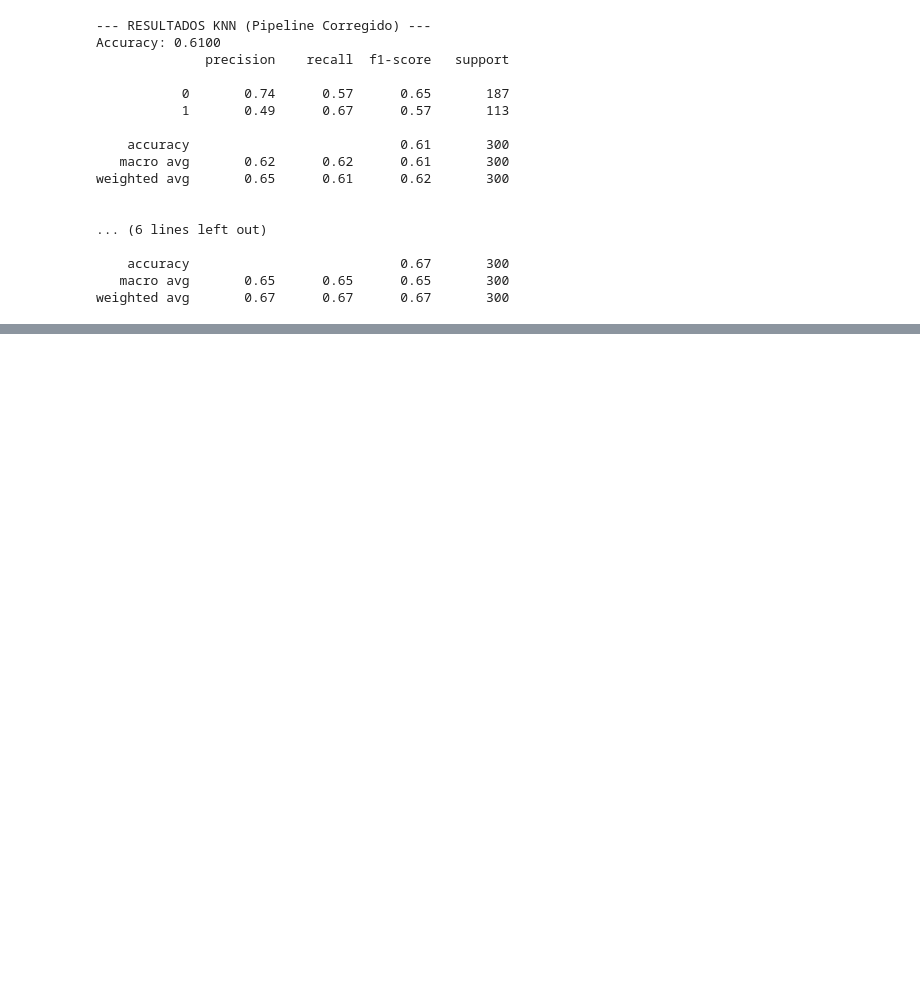
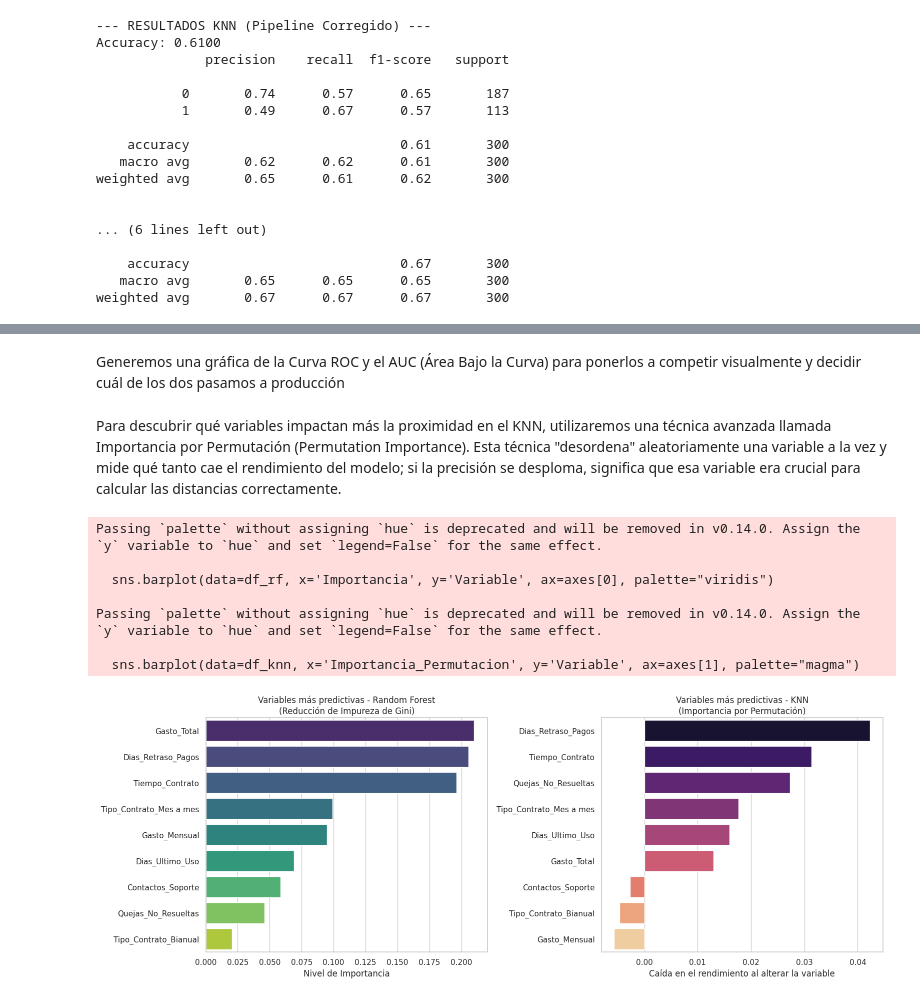
Before and after one commit to Tonioord/ChallengeTelecomX2, a Jupyter notebook: CTX2.ipynb, the cells around one changed output, grey strips where cells are left out. Saved outputs shown, nothing was run; the diff lists cells and outputs as text; code cells hidden in the pictures; blank space fills up the shorter version.

```diff
--- a/CTX2.ipynb
+++ b/CTX2.ipynb
@@ -474,0 +618,2 @@ weighted avg       0.67      0.67      0.67       300
+# %% [markdown]
+Generemos una gráfica de la Curva ROC y el AUC (Área Bajo la Curva) para ponerlos a competir visualmente y decidir cuál de los dos pasamos a producción
@@ -474,0 +677,73 @@ weighted avg       0.67      0.67      0.67       300
+# %% [markdown]
+Para descubrir qué variables impactan más la proximidad en el KNN, utilizaremos una técnica avanzada llamada Importancia por Permutación (Permutation Importance). Esta técnica "desordena" aleatoriamente una variable a la vez y mide qué tanto cae el rendimiento del modelo; si la precisión se desploma, significa que esa variable era crucial para calcular las distancias correctamente.
+# %%
+import pandas as pd
+import numpy as np
+import matplotlib.pyplot as plt
+import seaborn as sns
+from sklearn.inspection import permutation_importance
+
+# Asumiendo que pipeline_rf, pipeline_knn, X_train, X_test, y_test ya existen
+
+# ==========================================
+# 1. Importancia de Variables: RANDOM FOREST
+# ==========================================
+# Extraemos el modelo Random Forest específico de adentro del pipeline
+modelo_rf = pipeline_rf.named_steps['rf']
+importancias_rf = modelo_rf.feature_importances_
+
+# Creamos un DataFrame ordenado
+df_rf = pd.DataFrame({
+    'Variable': X.columns,
+    'Importancia': importancias_rf
+}).sort_values(by='Importancia', ascending=False)
+
+# ==========================================
+# 2. Importancia de Variables: KNN (Permutación)
+# ==========================================
+# Calculamos la caída en el rendimiento al permutar (mezclar) cada columna
+resultados_knn = permutation_importance(
+    pipeline_knn, X_test, y_test, n_repeats=10, random_state=42, n_jobs=-1
+)
+
+# Creamos un DataFrame ordenado con la media de impacto
+df_knn = pd.DataFrame({
+    'Variable': X.columns,
+    'Importancia_Permutacion': resultados_knn.importances_mean
+}).sort_values(by='Importancia_Permutacion', ascending=False)
+
+# ==========================================
+# 3. VISUALIZACIÓN COMPARATIVA
+# ==========================================
+sns.set_theme(style="whitegrid")
+fig, axes = plt.subplots(1, 2, figsize=(16, 6))
+
+# Gráfico para Random Forest
+sns.barplot(data=df_rf, x='Importancia', y='Variable', ax=axes[0], palette="viridis")
+axes[0].set_title('Variables más predictivas - Random Forest\n(Reducción de Impureza de Gini)')
+axes[0].set_xlabel('Nivel de Importancia')
+axes[0].set_ylabel('')
+
+# Gráfico para KNN
+sns.barplot(data=df_knn, x='Importancia_Permutacion', y='Variable', ax=axes[1], palette="magma")
+axes[1].set_title('Variables más predictivas - KNN\n(Importancia por Permutación)')
+axes[1].set_xlabel('Caída en el rendimiento al alterar la variable')
+axes[1].set_ylabel('')
+
+plt.tight_layout()
+plt.show()
+
+# Imprimir resumen numérico
+print("Top 3 Variables - Random Forest:")
+print(df_rf.head(3).to_string(index=False))
+print("\nTop 3 Variables - KNN:")
+print(df_knn.head(3).to_string(index=False))
+# %% [output]
+Passing `palette` without assigning `hue` is deprecated and will be removed in v0.14.0. Assign the `y` variable to `hue` and set `legend=False` for the same effect.
+
+  sns.barplot(data=df_rf, x='Importancia', y='Variable', ax=axes[0], palette="viridis")
+
+Passing `palette` without assigning `hue` is deprecated and will be removed in v0.14.0. Assign the `y` variable to `hue` and set `legend=False` for the same effect.
+
+  sns.barplot(data=df_knn, x='Importancia_Permutacion', y='Variable', ax=axes[1], palette="magma")
+[figure, added]
```
Also changed, not shown: parts of 5 cells of this notebook.
